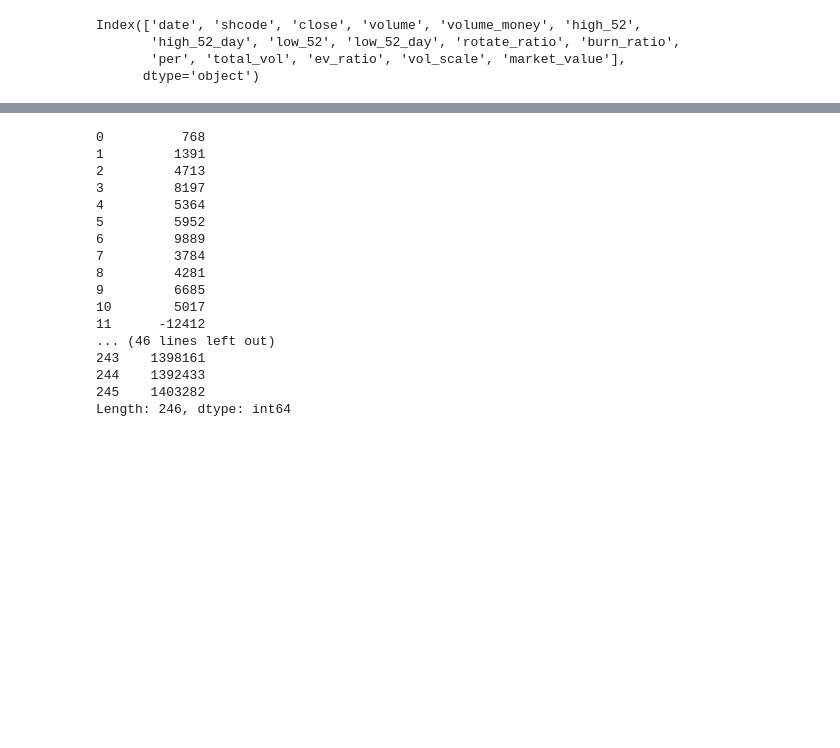
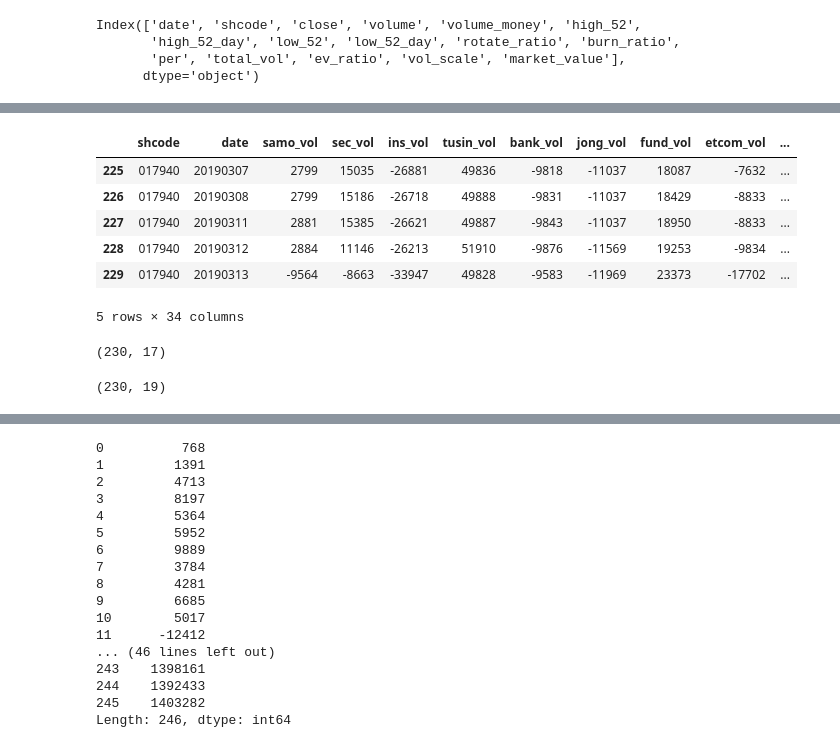
Before and after one commit to KIMJUNYOUNG0125/Strategy, a Jupyter notebook: 02-3.monitor_shcode_bf&af+uptm_v4.ipynb, the cells around one changed output, grey strips where cells are left out. Drawn from its saved outputs; the diff is of its cells as text; code cells hidden in the pictures; blank space fills up the shorter version.

```diff
--- a/02-3.monitor_shcode_bf&af+uptm_v4.ipynb
+++ b/02-3.monitor_shcode_bf&af+uptm_v4.ipynb
@@ -107,7 +107,7 @@ target_day_list = pd.to_datetime(fin_result['target_day'], format = "%Y-%m-%d")
 
 #(1) for jupo
 #interval calculate before 12 month
-init_jupo_timestamp = target_day_list + of.MonthEnd(n= -12)
+init_jupo_timestamp = target_day_list + of.MonthBegin(n= -12)
 end_jupo_timestamp = target_day_list
 fin_result['init_jupo'] = init_jupo_timestamp.apply(lambda x: x.strftime("%Y%m%d"))
 fin_result['end_jupo'] = end_jupo_timestamp.apply(lambda x: x.strftime("%Y%m%d"))
@@ -176,18 +152,38 @@ Index(['interval_end', 'shcode', 'target_day', 'target_m', 'shname',
       dtype='object')
 # %%
+#
+a = query.query_finance(fin_result['shcode'].iloc[439])
+a['num_total'] = a['total_vol'].astype(int) * 1000
+
 # for jupo query
-a = query.query_jupo_vol(fin_sresult['shcode'].iloc[439], fr=fin_result['init_jupo'].iloc[439], to='20191231')
+b = query.query_jupo_vol(fin_result['shcode'].iloc[439], fr=fin_result['init_jupo'].iloc[439], to=fin_result['end_jupo'].iloc[439])
+
 # cumsum index
-c = a.groupby(['shcode','date']).sum().cumsum()
+c = b.groupby(['shcode','date']).sum().cumsum()
 # multi index to single index
 c = c.reset_index(level=['shcode','date'])
+
 # calculate max volume
-c_for_value = c[['samo_vol', 'sec_vol', 'ins_vol', 'tusin_vol', 'bank_vol',
-                 'jong_vol', 'fund_vol', 'etcom_vol', 'per_vol', 'for_reg_vol',
-                 'for_noreg_vol', 'nat_no_vol', 'com_vol', 'for_vol', 'etc_vol']]
-c['max_vol'] = c_for_value.max(axis=1)
-c['max_jupo'] = c_for_value.idxmax(axis=1)
-c = c.assign(max3_sum=np.sum(np.partition(c_for_value.values, -3)[:, -3:], 1))
+c_for_value_ratio = c[['samo_vol', 'sec_vol', 'ins_vol', 'tusin_vol', 'bank_vol',
+                       'jong_vol', 'fund_vol', 'etcom_vol', 'for_reg_vol', 'for_noreg_vol',
+                       'nat_no_vol', 'per_vol', 'com_vol', 'for_vol', 'etc_vol']] / a['num_total'].iloc[0]
+
+c['max_vol'] = c_for_value_ratio.max(axis=1)
+c['max_jupo'] = c_for_value_ratio.idxmax(axis=1)
+
+c_for_value_ratio = c_for_value_ratio.rename(columns={'samo_vol' : 'samo_vol_ratio', 'sec_vol' : 'sec_vol_ratio',
+                                  'ins_vol' : 'ins_vol_ratio', 'tusin_vol' : 'tusin_vol_ratio', 'bank_vol' : 'bank_vol_ratio',
+                                  'jong_vol' : 'jong_vol_ratio', 'fund_vol' : 'fund_vol_ratio', 'etcom_vol' : 'etcom_vol_ratio',
+                                  'for_reg_vol' : 'for_reg_vol_ratio', 'for_noreg_vol' : 'for_noreg_vol_ratio',
+                                  'nat_no_vol' : 'nat_no_vol_ratio', 'per_vol' : 'per_vol_ratio', 'com_vol' : 'com_vol_ratio',
+                                  'for_vol' : 'for_vol_ratio', 'etc_vol' : 'etc_vol_ratio'})
+
+c_final = pd.concat([c, c_for_value_ratio], axis=1) # column bind
+
+#c_for_value_ratio = c_for_value / b['num_total'].iloc[0]
+#cc = pd.concat([c[['shcode','date']], c_for_value_ratio], axis=1) # column bind
+
+#c = c.assign(max3_sum=np.sum(np.partition(c_for_value.values, -3)[:, -3:], 1))
 # %%
 b.columns
 # %% [output]
@@ -202,0 +210,18 @@ Name: total_vol, dtype: int32
+# %%
+c_final.tail()
+# %% [output]
+|  | shcode | date | samo_vol | sec_vol | ins_vol | tusin_vol | bank_vol | jong_vol | fund_vol | etcom_vol | ... |
+| 225 | 017940 | 20190307 | 2799 | 15035 | -26881 | 49836 | -9818 | -11037 | 18087 | -7632 | ... |
+| 226 | 017940 | 20190308 | 2799 | 15186 | -26718 | 49888 | -9831 | -11037 | 18429 | -8833 | ... |
+| 227 | 017940 | 20190311 | 2881 | 15385 | -26621 | 49887 | -9843 | -11037 | 18950 | -8833 | ... |
+| 228 | 017940 | 20190312 | 2884 | 11146 | -26213 | 51910 | -9876 | -11569 | 19253 | -9834 | ... |
+| 229 | 017940 | 20190313 | -9564 | -8663 | -33947 | 49828 | -9583 | -11969 | 23373 | -17702 | ... |
+5 rows × 34 columns
+# %%
+cc.shape
+# %% [output]
+(230, 17)
+# %%
+c.shape
+# %% [output]
+(230, 19)
```
Also changed, not shown: parts of 10 cells of this notebook, 3 other files.
